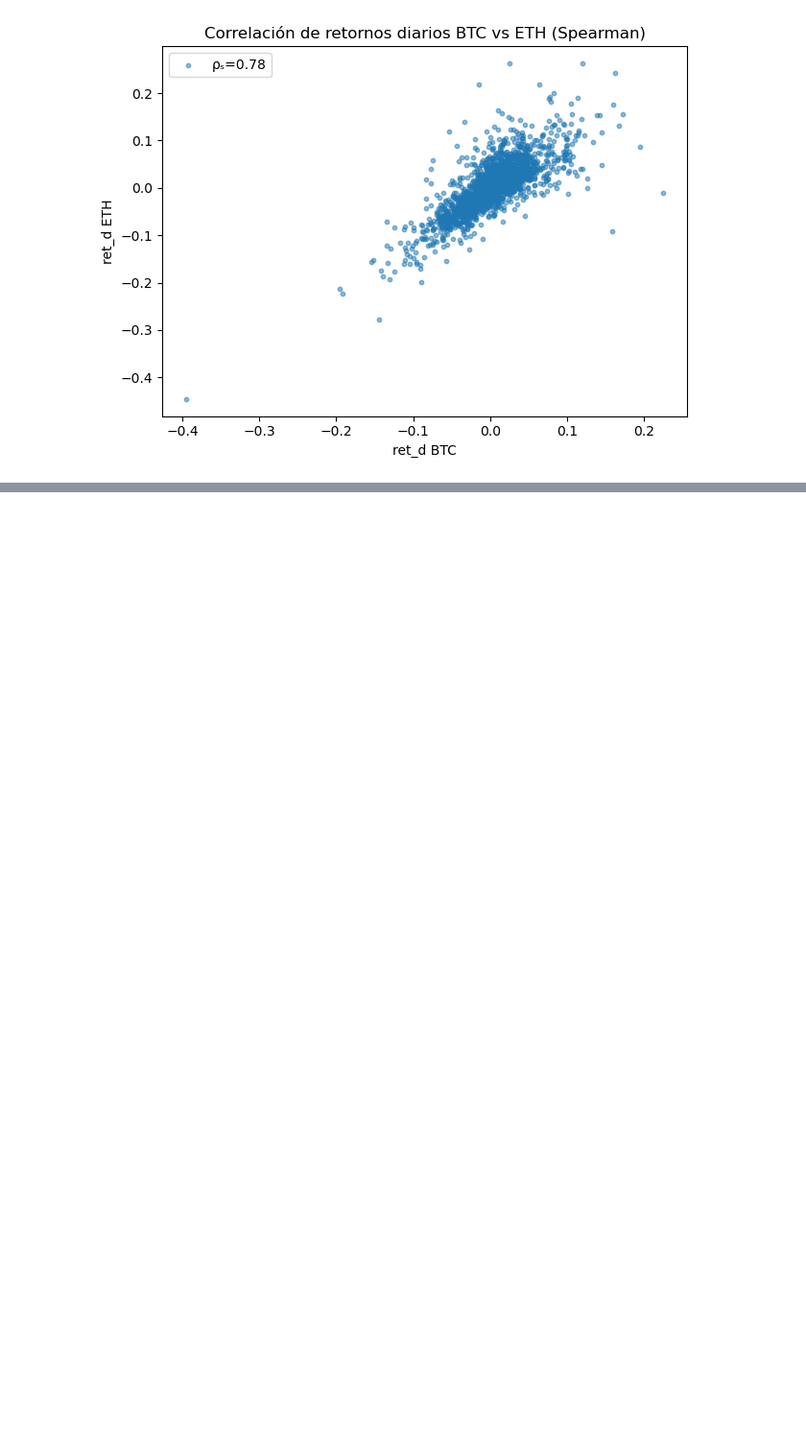
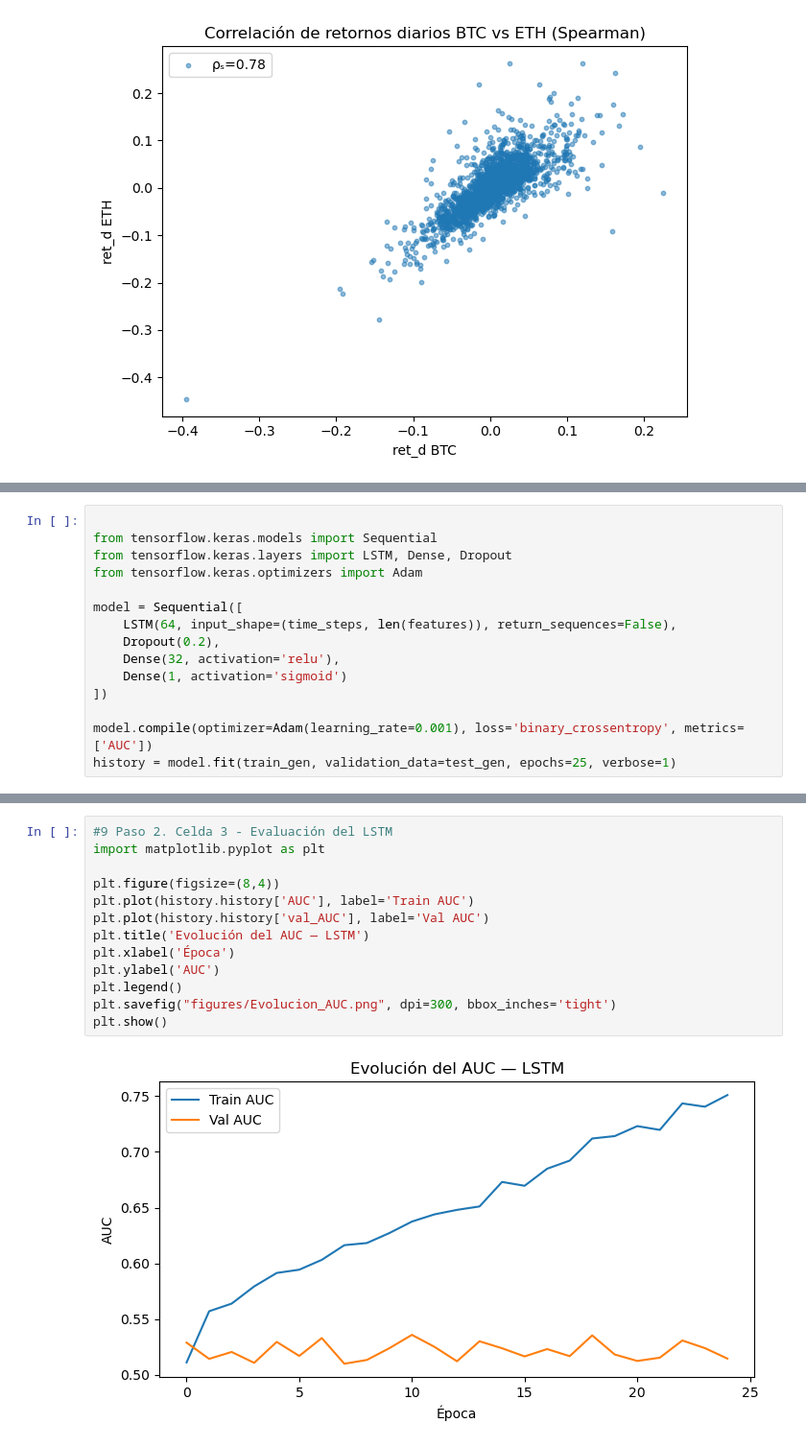
Before and after one commit to Romina-Castillo46110/BTCvsETH, a Jupyter notebook: finalProject.ipynb, the cells around one changed output, grey strips where cells are left out. Shown at 96% size. Cells and saved outputs as stored; diff of their text form; blank space fills up the shorter version.

```diff
--- a/finalProject.ipynb
+++ b/finalProject.ipynb
@@ -352,0 +547,15 @@ Reducción vs activo menos volátil = 0.0% (beneficio de diversificación).
+# %%
+
+from tensorflow.keras.models import Sequential
+from tensorflow.keras.layers import LSTM, Dense, Dropout
+from tensorflow.keras.optimizers import Adam
+
+model = Sequential([
+    LSTM(64, input_shape=(time_steps, len(features)), return_sequences=False),
+    Dropout(0.2),
+    Dense(32, activation='relu'),
+    Dense(1, activation='sigmoid')
+])
+
+model.compile(optimizer=Adam(learning_rate=0.001), loss='binary_crossentropy', metrics=['AUC'])
+history = model.fit(train_gen, validation_data=test_gen, epochs=25, verbose=1)
@@ -352,0 +581,15 @@ Reducción vs activo menos volátil = 0.0% (beneficio de diversificación).
+# %%
+#9 Paso 2. Celda 3 - Evaluación del LSTM
+import matplotlib.pyplot as plt
+
+plt.figure(figsize=(8,4))
+plt.plot(history.history['AUC'], label='Train AUC')
+plt.plot(history.history['val_AUC'], label='Val AUC')
+plt.title('Evolución del AUC — LSTM')
+plt.xlabel('Época')
+plt.ylabel('AUC')
+plt.legend()
+plt.savefig("figures/Evolucion_AUC.png", dpi=300, bbox_inches='tight')
+plt.show()
+# %% [output]
+[figure, added]
```
Also changed, not shown: parts of 24 cells of this notebook, 14 other files.
